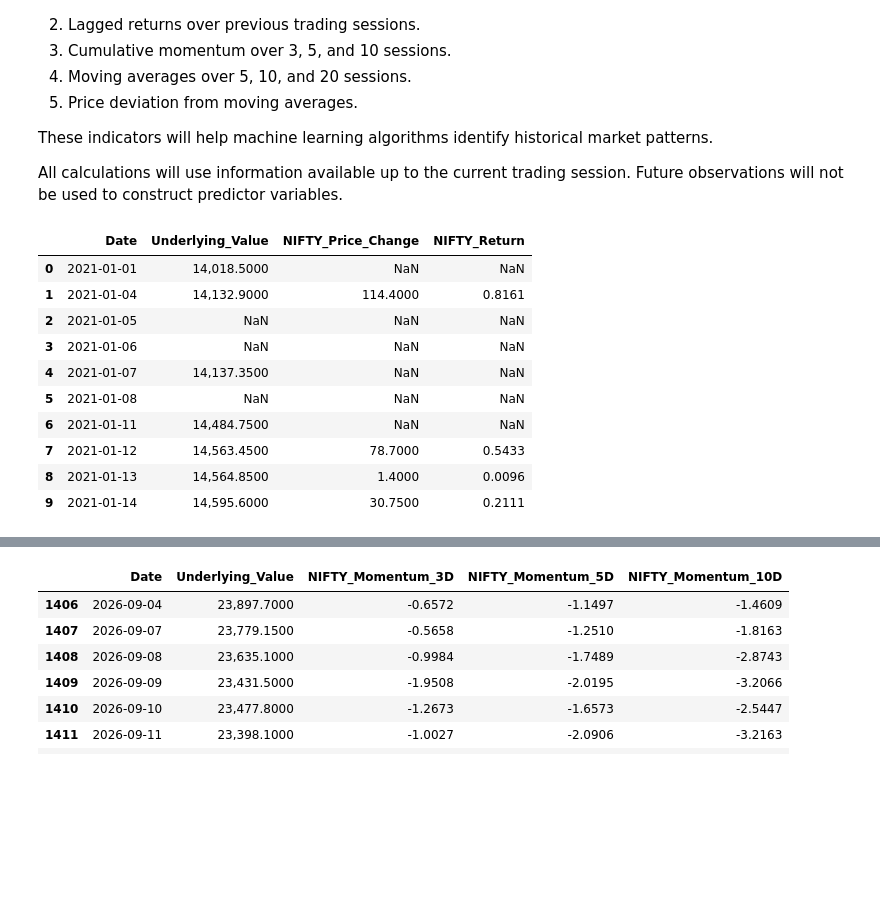
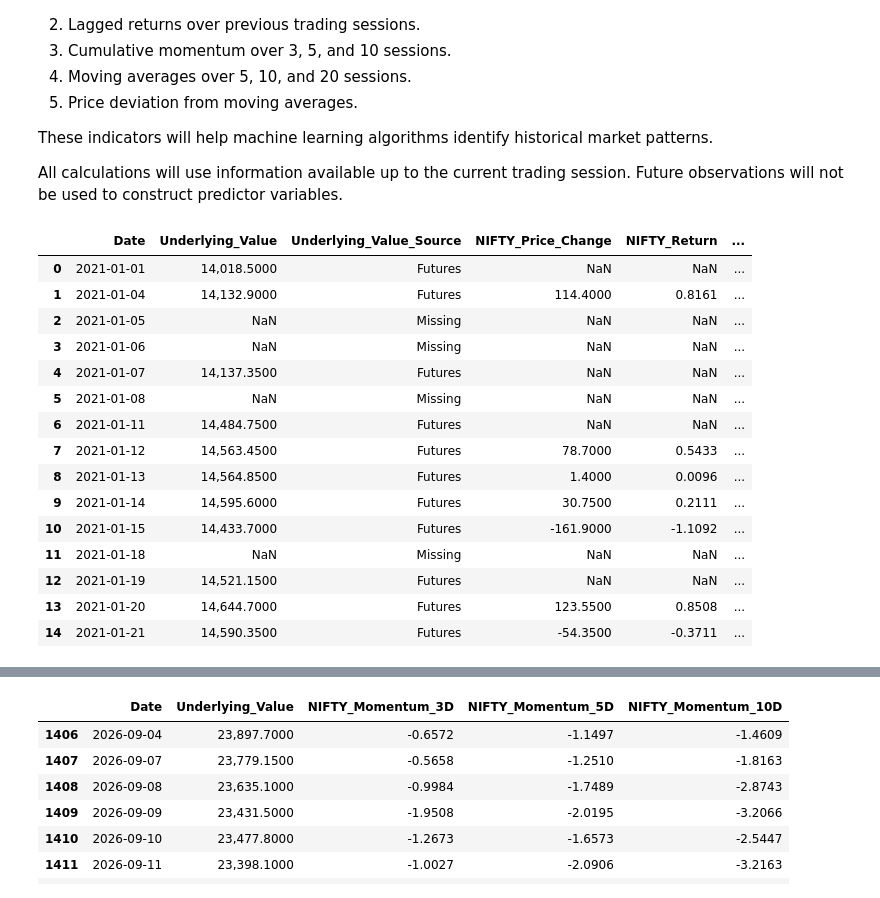
Before and after one commit to yashrajzzz/nifty50-FnO-eda, a Jupyter notebook: notebooks/05_feature_engineering.ipynb, the cells around one changed output, grey strips where cells are left out. Saved outputs shown, nothing was run; the diff lists cells and outputs as text; code cells hidden in the pictures; blank space fills up the shorter version.

```diff
--- a/notebooks/05_feature_engineering.ipynb
+++ b/notebooks/05_feature_engineering.ipynb
@@ -467,23 +480,22 @@ Coverage: 68.26 %
 # %%
-# Merge daily Futures, CE, and PE summaries
+# Merge daily Futures, CE, and PE summaries with the derivatives-implied underlying proxy.
 market_daily = (
     futures_daily
     .merge(calls_daily, on="Date", how="inner")
     .merge(puts_daily, on="Date", how="inner")
-    .merge(underlying_daily, on="Date", how="left")
-)
-
-market_daily = (
-    market_daily
+    .merge(
+        underlying_daily[["Date", "Underlying_Value", "Underlying_Value_Source"]],
+        on="Date",
+        how="left"
+    )
     .sort_values("Date")
     .reset_index(drop=True)
 )
 
 print("Combined daily market dataset created.")
-
 print("Shape:", market_daily.shape)
 print("Date range:", market_daily["Date"].min(), "to", market_daily["Date"].max())
-
+print("Underlying proxy coverage (%):", round(market_daily["Underlying_Value"].notna().mean() * 100, 2))
 display(market_daily.head())
 # %% [output]
 Combined daily market dataset created.
@@ -609,42 +622,48 @@ All calculations will use information available up to the current
 trading session. Future observations will not be used to construct
 predictor variables.
 # %%
-# Sort by trading date
+# Sort by trading date and calculate the observed one-session change in the
+# derivatives-implied underlying proxy. Missing proxy observations remain missing.
 market_daily = (
     market_daily
     .sort_values("Date")
     .reset_index(drop=True)
 )
 
-# Daily percentage return
 market_daily["NIFTY_Return"] = (
-    market_daily["Underlying_Value"]
-    .pct_change(fill_method=None) * 100
+    market_daily["Underlying_Value"].pct_change(fill_method=None) * 100
 )
+market_daily["NIFTY_Price_Change"] = market_daily["Underlying_Value"].diff()
 
-# Daily absolute price change
-market_daily["NIFTY_Price_Change"] = (
-    market_daily["Underlying_Value"].diff()
+# This return is only valid when both adjacent rows have observed proxy values.
+market_daily["Underlying_Return_Valid"] = (
+    market_daily["Underlying_Value"].notna()
+    & market_daily["Underlying_Value"].shift(1).notna()
 )
 
 display(
     market_daily[
-        ["Date", "Underlying_Value",
-         "NIFTY_Price_Change", "NIFTY_Return"]
-    ].head(10)
+        ["Date", "Underlying_Value", "Underlying_Value_Source",
+         "NIFTY_Price_Change", "NIFTY_Return", "Underlying_Return_Valid"]
+    ].head(15)
 )
 # %% [output]
-|  | Date | Underlying_Value | NIFTY_Price_Change | NIFTY_Return |
-| 0 | 2021-01-01 | 14,018.5000 | NaN | NaN |
-| 1 | 2021-01-04 | 14,132.9000 | 114.4000 | 0.8161 |
-| 2 | 2021-01-05 | NaN | NaN | NaN |
-| 3 | 2021-01-06 | NaN | NaN | NaN |
-| 4 | 2021-01-07 | 14,137.3500 | NaN | NaN |
-| 5 | 2021-01-08 | NaN | NaN | NaN |
-| 6 | 2021-01-11 | 14,484.7500 | NaN | NaN |
-| 7 | 2021-01-12 | 14,563.4500 | 78.7000 | 0.5433 |
-| 8 | 2021-01-13 | 14,564.8500 | 1.4000 | 0.0096 |
-| 9 | 2021-01-14 | 14,595.6000 | 30.7500 | 0.2111 |
+|  | Date | Underlying_Value | Underlying_Value_Source | NIFTY_Price_Change | NIFTY_Return | ... |
+| 0 | 2021-01-01 | 14,018.5000 | Futures | NaN | NaN | ... |
+| 1 | 2021-01-04 | 14,132.9000 | Futures | 114.4000 | 0.8161 | ... |
+| 2 | 2021-01-05 | NaN | Missing | NaN | NaN | ... |
+| 3 | 2021-01-06 | NaN | Missing | NaN | NaN | ... |
+| 4 | 2021-01-07 | 14,137.3500 | Futures | NaN | NaN | ... |
+| 5 | 2021-01-08 | NaN | Missing | NaN | NaN | ... |
+| 6 | 2021-01-11 | 14,484.7500 | Futures | NaN | NaN | ... |
+| 7 | 2021-01-12 | 14,563.4500 | Futures | 78.7000 | 0.5433 | ... |
+| 8 | 2021-01-13 | 14,564.8500 | Futures | 1.4000 | 0.0096 | ... |
+| 9 | 2021-01-14 | 14,595.6000 | Futures | 30.7500 | 0.2111 | ... |
+| 10 | 2021-01-15 | 14,433.7000 | Futures | -161.9000 | -1.1092 | ... |
+| 11 | 2021-01-18 | NaN | Missing | NaN | NaN | ... |
+| 12 | 2021-01-19 | 14,521.1500 | Futures | NaN | NaN | ... |
+| 13 | 2021-01-20 | 14,644.7000 | Futures | 123.5500 | 0.8508 | ... |
+| 14 | 2021-01-21 | 14,590.3500 | Futures | -54.3500 | -0.3711 | ... |
 # %%
 # Previous session returns
 for lag in [1, 2, 3, 5, 10]:
```
Also changed, not shown: parts of 26 cells of this notebook.
